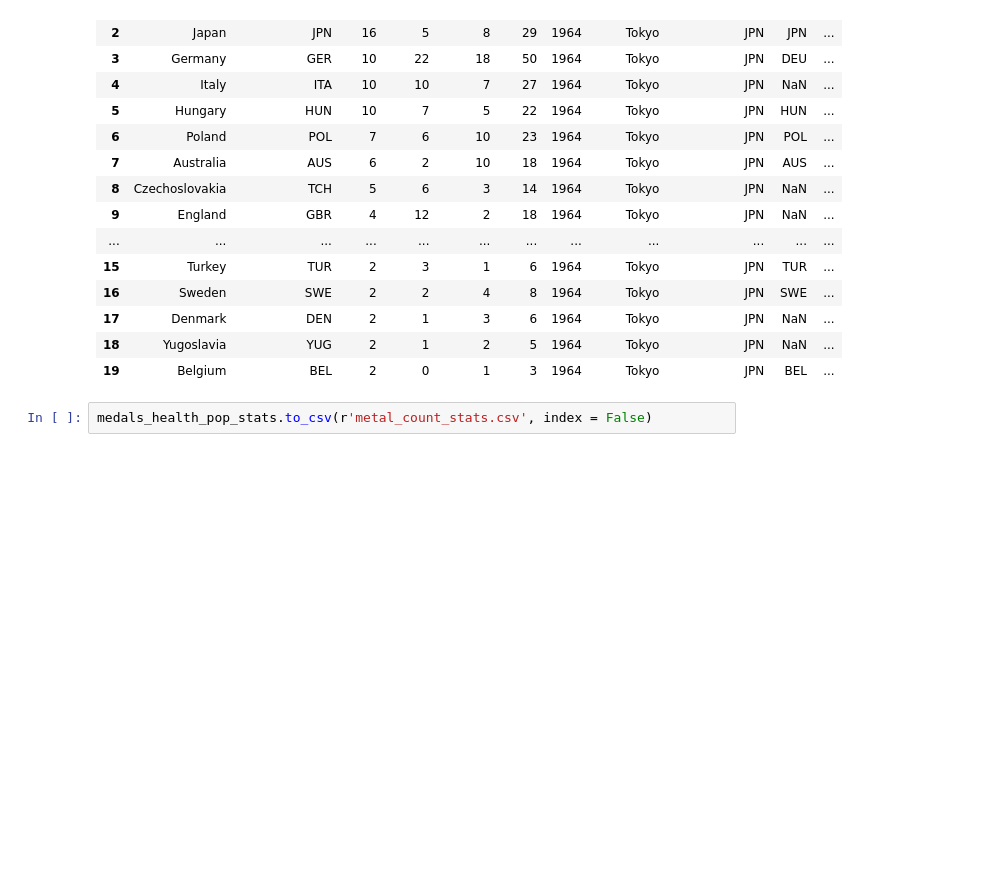
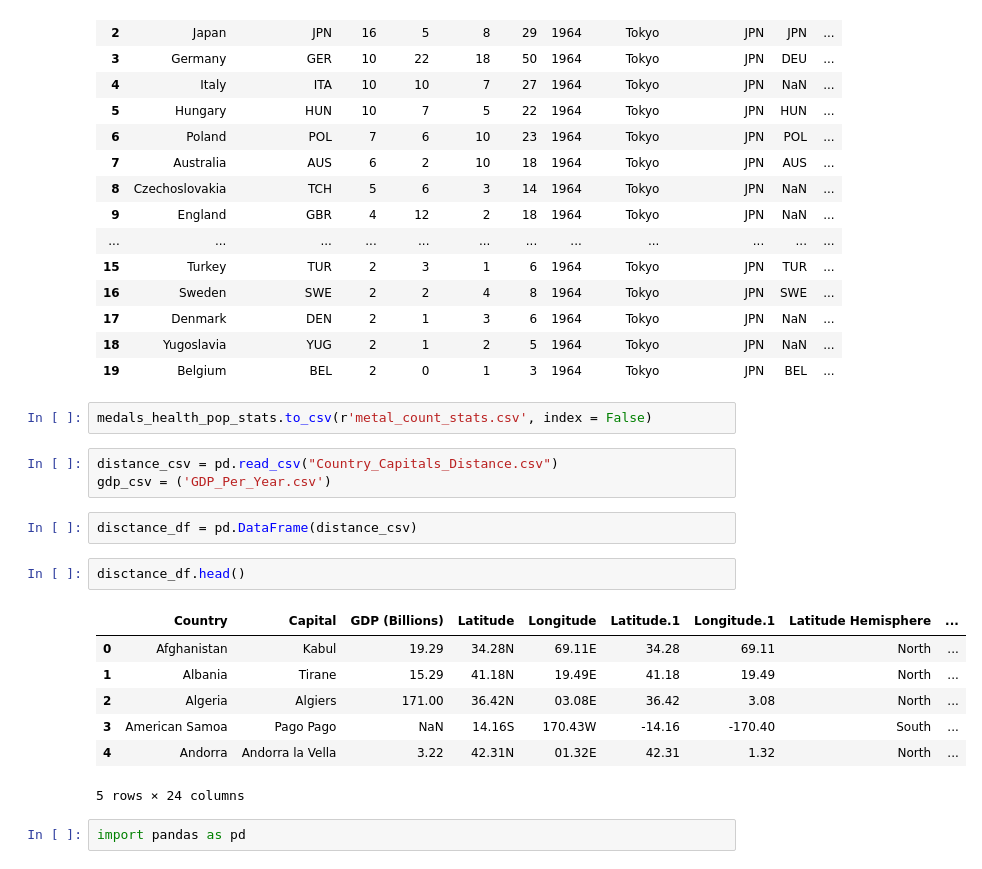
Before and after one commit to johnt1311/Olympics, a Jupyter notebook: TF/Olympics_data.ipynb, the cells around one changed output. Cells and saved outputs as stored; diff of their text form; blank space fills up the shorter version.

Commit message:
Updating olympics data transformatiions and csv files

```diff
--- a/TF/Olympics_data.ipynb
+++ b/TF/Olympics_data.ipynb
@@ -98,3 +98,20 @@ medals_health_pop_stats.head(20)
 | 19 | Belgium | BEL | 2 | 0 | 1 | 3 | 1964 | Tokyo | JPN | BEL | ... |
 # %%
 medals_health_pop_stats.to_csv(r'metal_count_stats.csv', index = False)
+# %%
+distance_csv = pd.read_csv("Country_Capitals_Distance.csv")
+gdp_csv = ('GDP_Per_Year.csv')
+# %%
+disctance_df = pd.DataFrame(distance_csv)
+# %%
+disctance_df.head()
+# %% [output]
+|  | Country | Capital | GDP (Billions) | Latitude | Longitude | Latitude.1 | Longitude.1 | Latitude Hemisphere | ... |
+| 0 | Afghanistan | Kabul | 19.29 | 34.28N | 69.11E | 34.28 | 69.11 | North | ... |
+| 1 | Albania | Tirane | 15.29 | 41.18N | 19.49E | 41.18 | 19.49 | North | ... |
+| 2 | Algeria | Algiers | 171.00 | 36.42N | 03.08E | 36.42 | 3.08 | North | ... |
+| 3 | American Samoa | Pago Pago | NaN | 14.16S | 170.43W | -14.16 | -170.40 | South | ... |
+| 4 | Andorra | Andorra la Vella | 3.22 | 42.31N | 01.32E | 42.31 | 1.32 | North | ... |
+5 rows × 24 columns
+# %%
+import pandas as pd
```
Also changed, not shown: parts of 8 cells of this notebook, 2 other files.
